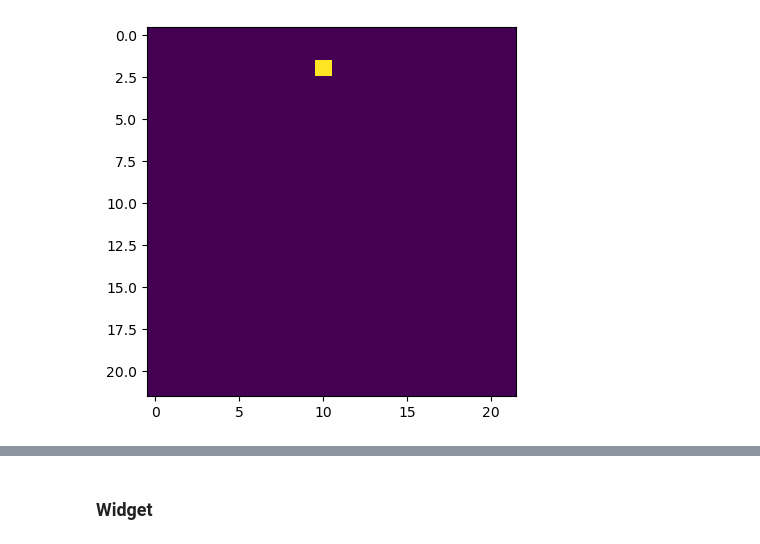
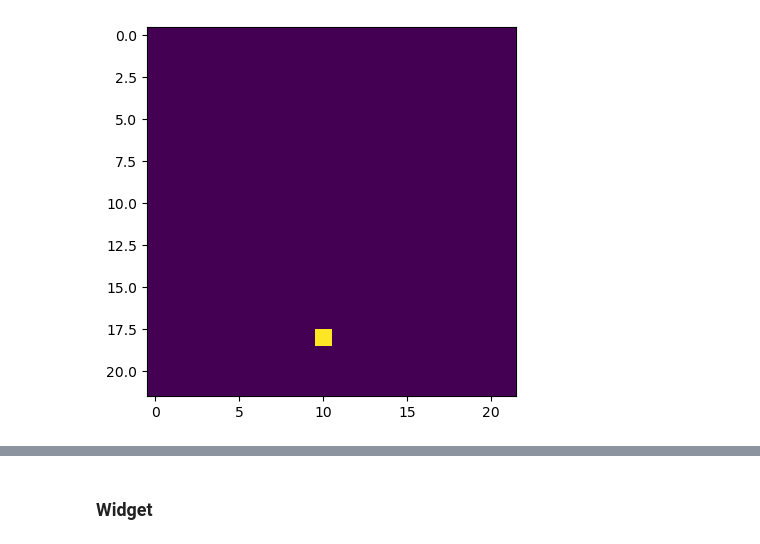
Before and after one commit to POET-Simulator/tug, a Jupyter notebook: proto/FTCS.ipynb, the cells around one changed output, grey strips where cells are left out. Saved outputs shown, nothing was run; the diff lists cells and outputs as text; code cells hidden in the pictures.

```diff
--- a/proto/FTCS.ipynb
+++ b/proto/FTCS.ipynb
@@ -36,13 +36,13 @@ if time_step > max_stable_time_step:
 # %%
 # initialize environment with start values
 C_t = np.zeros((grid_size['x']+2,grid_size['y']+2))
-C_t[2,10] = 2000
+C_t[18,10] = 2000
 
 
 plt.imshow(C_t, vmin=0, vmax=2000)
 plt.show()
 # %% [output]
-[figure, old version]
+[figure, new version]
 # %%
 # calculate mean between two cells
 def alpha_interblock(alpha1, alpha2, harmonic=False):
```
Also changed, not shown: parts of 3 cells of this notebook, 1 other file.
